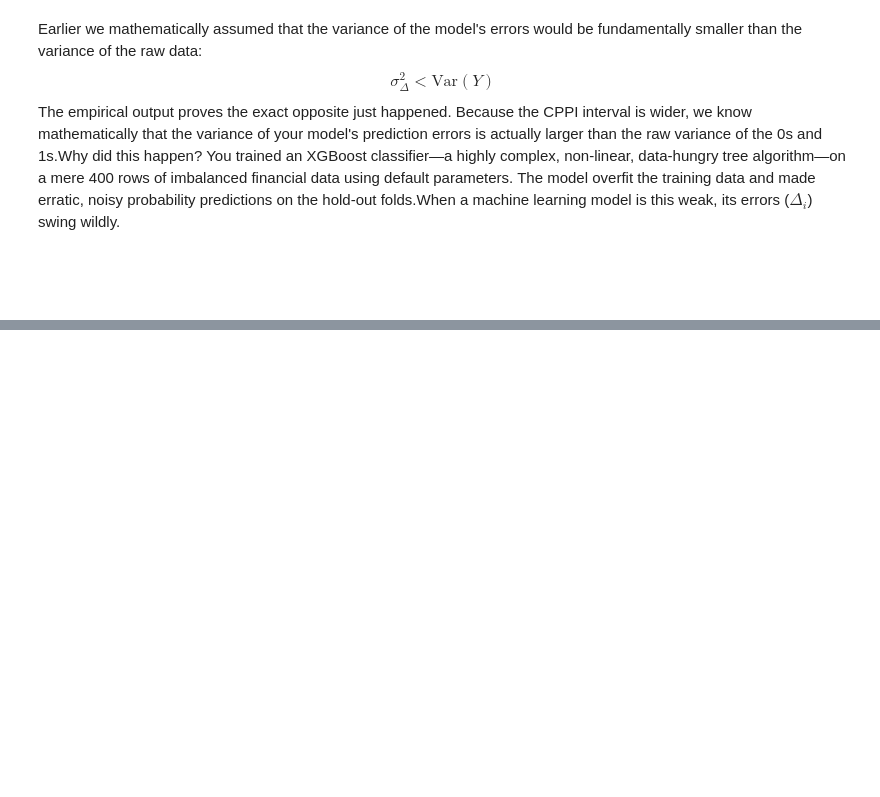
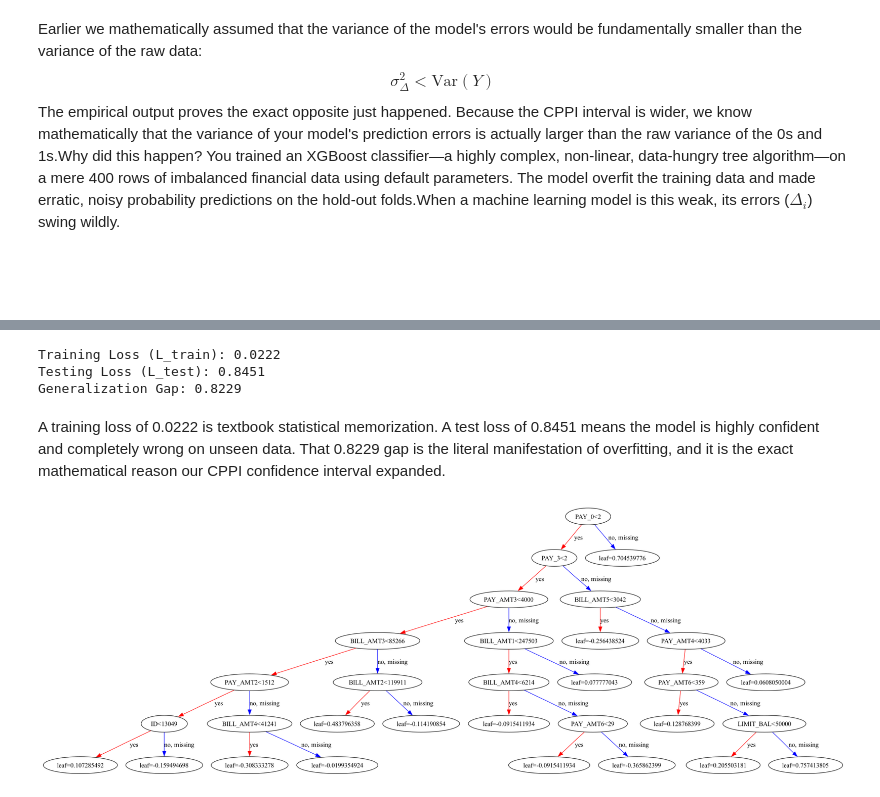
Before and after one commit to Nimish-B-Prabhakar/Prediction-Powered-Inference, a Jupyter notebook: PPI_Credit_card_default.ipynb, the cells around one changed output, grey strips where cells are left out. Cells and saved outputs as stored; diff of their text form; code cells hidden in the pictures; blank space fills up the shorter version.

```diff
--- a/PPI_Credit_card_default.ipynb
+++ b/PPI_Credit_card_default.ipynb
@@ -332,0 +342,42 @@ Earlier we mathematically assumed that the variance of the model's errors would
+# %%
+from sklearn.metrics import log_loss
+from sklearn.model_selection import train_test_split
+from xgboost import XGBClassifier
+
+# 1. Split our 500 labeled accounts (80% train, 20% test)
+X_t, X_v, Y_t, Y_v = train_test_split(X_n, Y_n, test_size=0.2, random_state=42)
+
+# 2. Train the DEFAULT XGBoost model
+default_model = XGBClassifier(random_state=42, eval_metric='logloss')
+default_model.fit(X_t, Y_t)
+
+# 3. Predict probabilities on BOTH sets
+train_probs = default_model.predict_proba(X_t)[:, 1]
+test_probs = default_model.predict_proba(X_v)[:, 1]
+
+# 4. Calculate Log Loss
+L_train = log_loss(Y_t, train_probs)
+L_test = log_loss(Y_v, test_probs)
+
+print(f"Training Loss (L_train): {L_train:.4f}")
+print(f"Testing Loss (L_test): {L_test:.4f}")
+print(f"Generalization Gap: {(L_test - L_train):.4f}")
+# %% [output]
+Training Loss (L_train): 0.0222
+Testing Loss (L_test): 0.8451
+Generalization Gap: 0.8229
+# %% [markdown]
+A training loss of 0.0222 is textbook statistical memorization. A test loss of 0.8451 means the model is highly confident and completely wrong on unseen data. That 0.8229 gap is the literal manifestation of overfitting, and it is the exact mathematical reason our CPPI confidence interval expanded.
+# %%
+import matplotlib.pyplot as plt
+from xgboost import plot_tree
+
+# Set up a massive plotting canvas (a 64-leaf tree is visually huge)
+fig, ax = plt.subplots(figsize=(30, 30))
+
+# Plot the very first tree (index 0) built by your default model
+# rankdir='TB' plots it Top-to-Bottom
+plot_tree(default_model, num_trees=0, ax=ax, rankdir='TB')
+plt.show()
+# %% [output]
+[figure, added]
```
Also changed, not shown: parts of 4 cells of this notebook, 1 other file.
